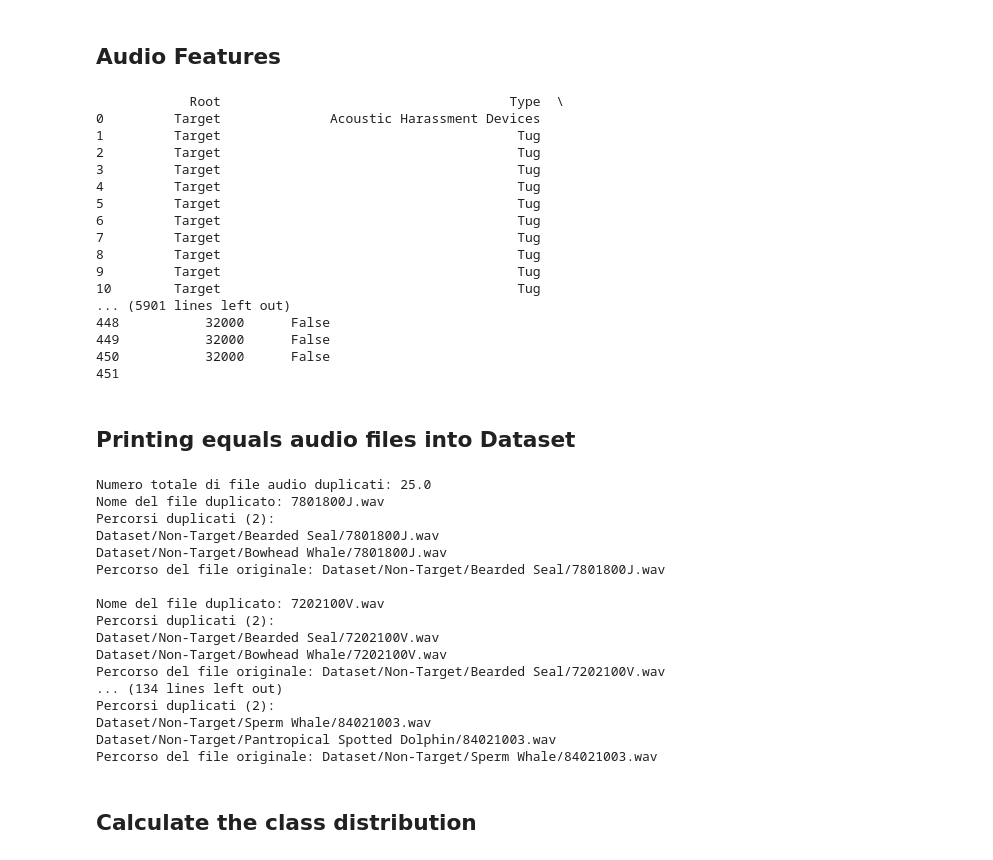
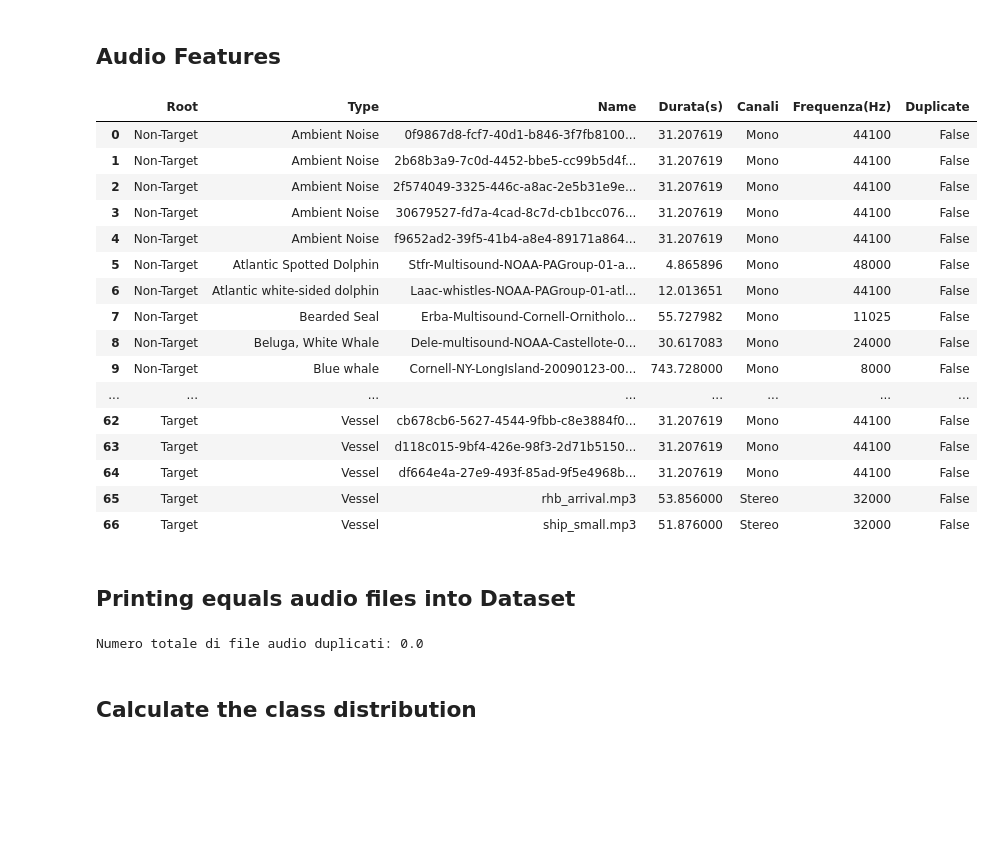
Before and after one commit to antoniopisu/UnderwaterSoundClassification, a Jupyter notebook: dataAnalisys.ipynb, the cells around one changed output. Drawn from its saved outputs; the diff is of its cells as text; code cells hidden in the pictures; blank space fills up the shorter version.

```diff
--- a/dataAnalisys.ipynb
+++ b/dataAnalisys.ipynb
@@ -43,51 +45,51 @@ def scrivi_csv(audio_features, csv_file):
 
         # Scrivi le caratteristiche
         for features in audio_features:
             writer.writerow(features)
 
 # Lista per memorizzare i percorsi dei file audio
 audio_files = []
 
 # Scorrere ricorsivamente le cartelle nel dataset
 for root, dirs, files in os.walk('Dataset'):
     for file in files:
-        if file.endswith(('.wav','.mp3')):
+        if file.endswith('.mp3'):
            audio_files.append(os.path.join(root, file))
 audio_features = []
 
 for file in audio_files:
 
     feature1 = extract_audio_features(file)
     audio_features.append(feature1)
 
 #scrittura nel file csv
 csv_file = 'Features.csv'
 scrivi_csv(audio_features, csv_file)
 
 # Leggi il file CSV con una codifica diversa
 df = pd.read_csv('Features.csv', encoding='cp1252')
 pd.set_option('display.max_rows', None)
 df['Duplicate'] = df.duplicated(keep=False)
 # Mostra il dataframe
 display(df)
 # %% [output]
-            Root                                     Type  \
-0         Target              Acoustic Harassment Devices
-1         Target                                      Tug
-2         Target                                      Tug
-3         Target                                      Tug
-4         Target                                      Tug
-5         Target                                      Tug
-6         Target                                      Tug
-7         Target                                      Tug
-8         Target                                      Tug
-9         Target                                      Tug
-10        Target                                      Tug
-... (5901 lines left out)
-448           32000      False
-449           32000      False
-450           32000      False
-451
+|  | Root | Type | Name | Durata(s) | Canali | Frequenza(Hz) | Duplicate |
+| 0 | Non-Target | Ambient Noise | 0f9867d8-fcf7-40d1-b846-3f7fb8100... | 31.207619 | Mono | 44100 | False |
+| 1 | Non-Target | Ambient Noise | 2b68b3a9-7c0d-4452-bbe5-cc99b5d4f... | 31.207619 | Mono | 44100 | False |
+| 2 | Non-Target | Ambient Noise | 2f574049-3325-446c-a8ac-2e5b31e9e... | 31.207619 | Mono | 44100 | False |
+| 3 | Non-Target | Ambient Noise | 30679527-fd7a-4cad-8c7d-cb1bcc076... | 31.207619 | Mono | 44100 | False |
+| 4 | Non-Target | Ambient Noise | f9652ad2-39f5-41b4-a8e4-89171a864... | 31.207619 | Mono | 44100 | False |
+| 5 | Non-Target | Atlantic Spotted Dolphin | Stfr-Multisound-NOAA-PAGroup-01-a... | 4.865896 | Mono | 48000 | False |
+| 6 | Non-Target | Atlantic white-sided dolphin | Laac-whistles-NOAA-PAGroup-01-atl... | 12.013651 | Mono | 44100 | False |
+| 7 | Non-Target | Bearded Seal | Erba-Multisound-Cornell-Ornitholo... | 55.727982 | Mono | 11025 | False |
+| 8 | Non-Target | Beluga, White Whale | Dele-multisound-NOAA-Castellote-0... | 30.617083 | Mono | 24000 | False |
+| 9 | Non-Target | Blue whale | Cornell-NY-LongIsland-20090123-00... | 743.728000 | Mono | 8000 | False |
+| ... | ... | ... | ... | ... | ... | ... | ... |
+| 62 | Target | Vessel | cb678cb6-5627-4544-9fbb-c8e3884f0... | 31.207619 | Mono | 44100 | False |
+| 63 | Target | Vessel | d118c015-9bf4-426e-98f3-2d71b5150... | 31.207619 | Mono | 44100 | False |
+| 64 | Target | Vessel | df664e4a-27e9-493f-85ad-9f5e4968b... | 31.207619 | Mono | 44100 | False |
+| 65 | Target | Vessel | rhb_arrival.mp3 | 53.856000 | Stereo | 32000 | False |
+| 66 | Target | Vessel | ship_small.mp3 | 51.876000 | Stereo | 32000 | False |
 # %% [markdown]
 ## Printing equals audio files into Dataset
 # %%
@@ -125,23 +127,7 @@ for file_name, info in duplicates_info.items():
     print(f"Percorso del file originale: {original_paths[file_name]}")
     print()
 # %% [output]
-Numero totale di file audio duplicati: 25.0
-Nome del file duplicato: 7801800J.wav
-Percorsi duplicati (2):
-Dataset/Non-Target/Bearded Seal/7801800J.wav
-Dataset/Non-Target/Bowhead Whale/7801800J.wav
-Percorso del file originale: Dataset/Non-Target/Bearded Seal/7801800J.wav
-
-Nome del file duplicato: 7202100V.wav
-Percorsi duplicati (2):
-Dataset/Non-Target/Bearded Seal/7202100V.wav
-Dataset/Non-Target/Bowhead Whale/7202100V.wav
-Percorso del file originale: Dataset/Non-Target/Bearded Seal/7202100V.wav
-... (134 lines left out)
-Percorsi duplicati (2):
-Dataset/Non-Target/Sperm Whale/84021003.wav
-Dataset/Non-Target/Pantropical Spotted Dolphin/84021003.wav
-Percorso del file originale: Dataset/Non-Target/Sperm Whale/84021003.wav
+Numero totale di file audio duplicati: 0.0
 # %% [markdown]
 ## Calculate the class distribution
 # %%
```
Also changed, not shown: parts of 9 cells of this notebook, 2 other files.
